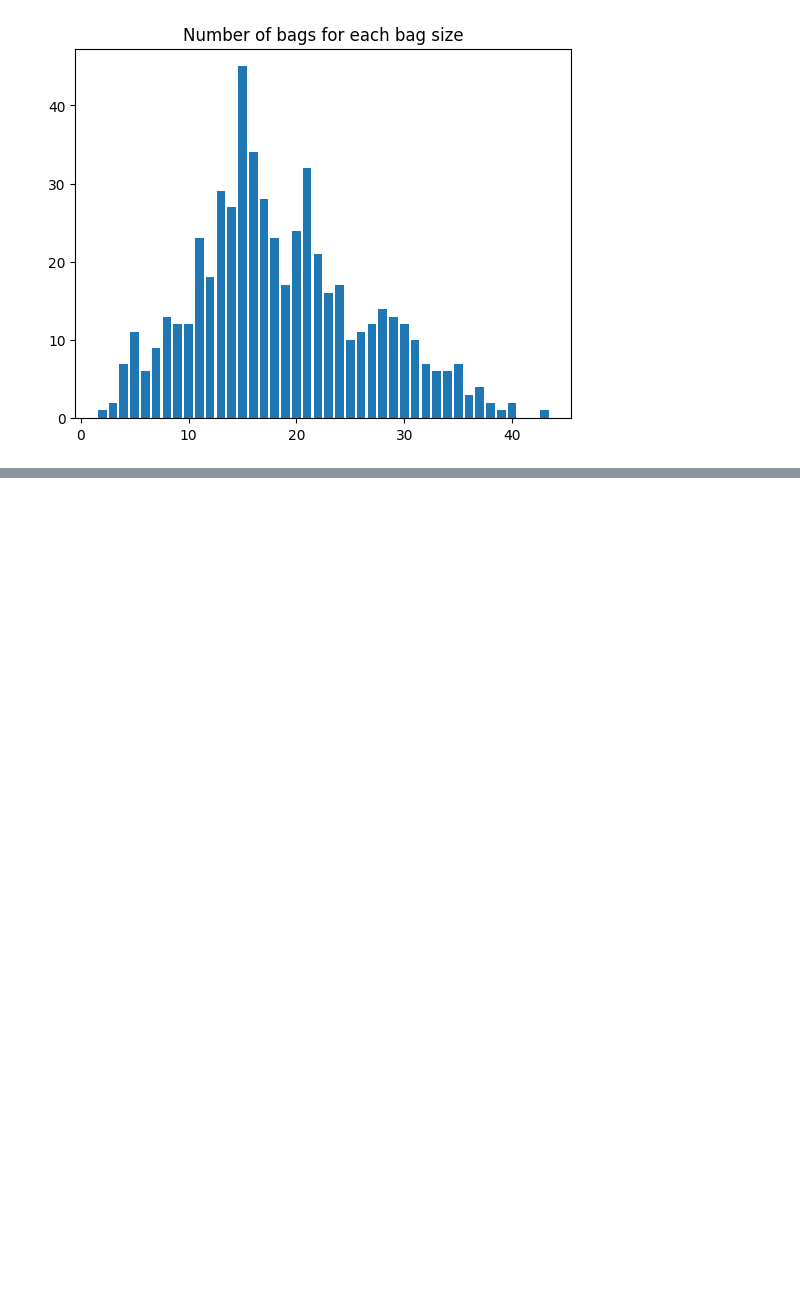
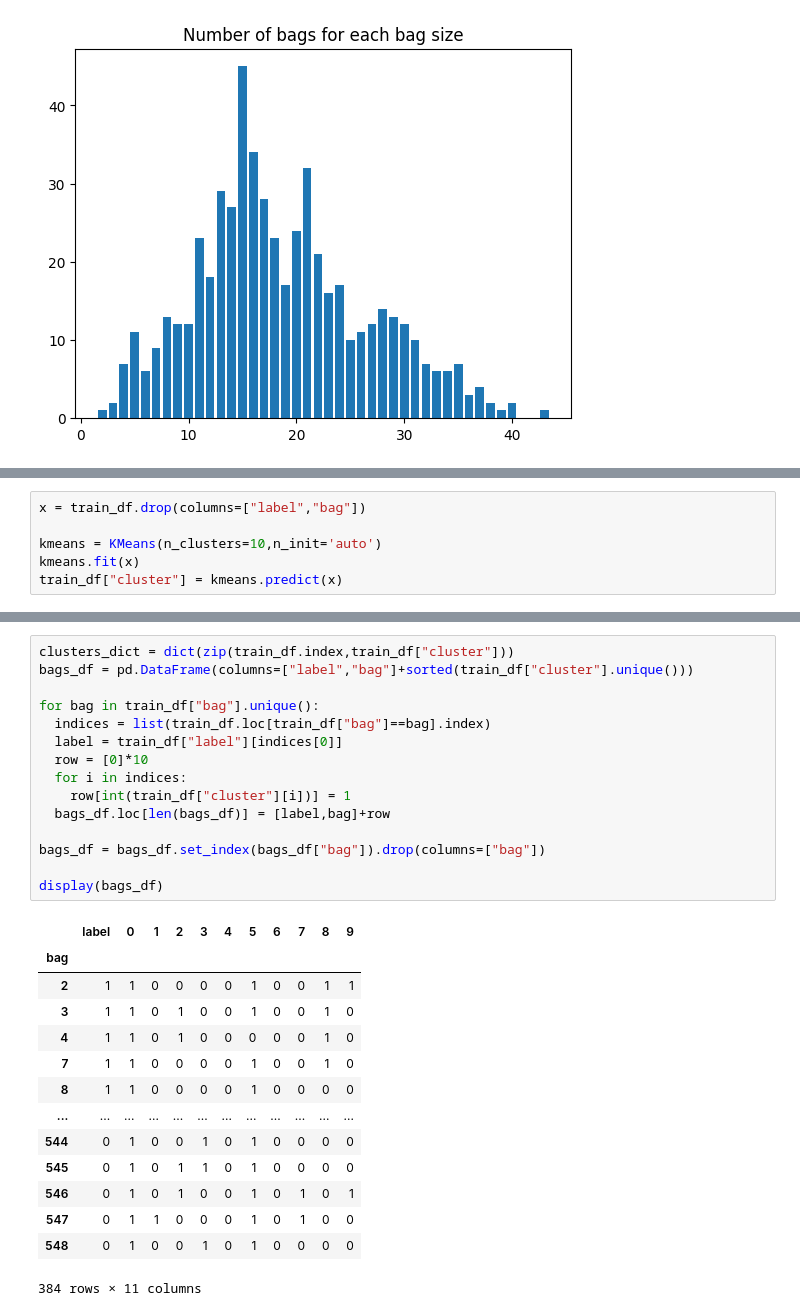
Before and after one commit to GeorgeM2000/Classification-of-Bird-Recordings, a Jupyter notebook: Brown_Creeper_Dataset___Multi_Instance_Learning.ipynb, the cells around one changed output, grey strips where cells are left out. Cells and saved outputs as stored; diff of their text form; blank space fills up the shorter version.

```diff
--- a/Brown_Creeper_Dataset___Multi_Instance_Learning.ipynb
+++ b/Brown_Creeper_Dataset___Multi_Instance_Learning.ipynb
@@ -69,0 +139,6 @@ plt.show()
+# %%
+x = train_df.drop(columns=["label","bag"])
+
+kmeans = KMeans(n_clusters=10,n_init='auto')
+kmeans.fit(x)
+train_df["cluster"] = kmeans.predict(x)
@@ -69,0 +160,30 @@ plt.show()
+# %%
+clusters_dict = dict(zip(train_df.index,train_df["cluster"]))
+bags_df = pd.DataFrame(columns=["label","bag"]+sorted(train_df["cluster"].unique()))
+
+for bag in train_df["bag"].unique():
+  indices = list(train_df.loc[train_df["bag"]==bag].index)
+  label = train_df["label"][indices[0]]
+  row = [0]*10
+  for i in indices:
+    row[int(train_df["cluster"][i])] = 1
+  bags_df.loc[len(bags_df)] = [label,bag]+row
+
+bags_df = bags_df.set_index(bags_df["bag"]).drop(columns=["bag"])
+
+display(bags_df)
+# %% [output]
+|  | label | 0 | 1 | 2 | 3 | 4 | 5 | 6 | 7 | 8 | 9 |
+| bag |  |  |  |  |  |  |  |  |  |  |  |
+| 2 | 1 | 1 | 0 | 0 | 0 | 0 | 1 | 0 | 0 | 1 | 1 |
+| 3 | 1 | 1 | 0 | 1 | 0 | 0 | 1 | 0 | 0 | 1 | 0 |
+| 4 | 1 | 1 | 0 | 1 | 0 | 0 | 0 | 0 | 0 | 1 | 0 |
+| 7 | 1 | 1 | 0 | 0 | 0 | 0 | 1 | 0 | 0 | 1 | 0 |
+| 8 | 1 | 1 | 0 | 0 | 0 | 0 | 1 | 0 | 0 | 0 | 0 |
+| ... | ... | ... | ... | ... | ... | ... | ... | ... | ... | ... | ... |
+| 544 | 0 | 1 | 0 | 0 | 1 | 0 | 1 | 0 | 0 | 0 | 0 |
+| 545 | 0 | 1 | 0 | 1 | 1 | 0 | 1 | 0 | 0 | 0 | 0 |
+| 546 | 0 | 1 | 0 | 1 | 0 | 0 | 1 | 0 | 1 | 0 | 1 |
+| 547 | 0 | 1 | 1 | 0 | 0 | 0 | 1 | 0 | 1 | 0 | 0 |
+| 548 | 0 | 1 | 0 | 0 | 1 | 0 | 1 | 0 | 0 | 0 | 0 |
+384 rows × 11 columns
```
Also changed, not shown: parts of 14 cells of this notebook.
